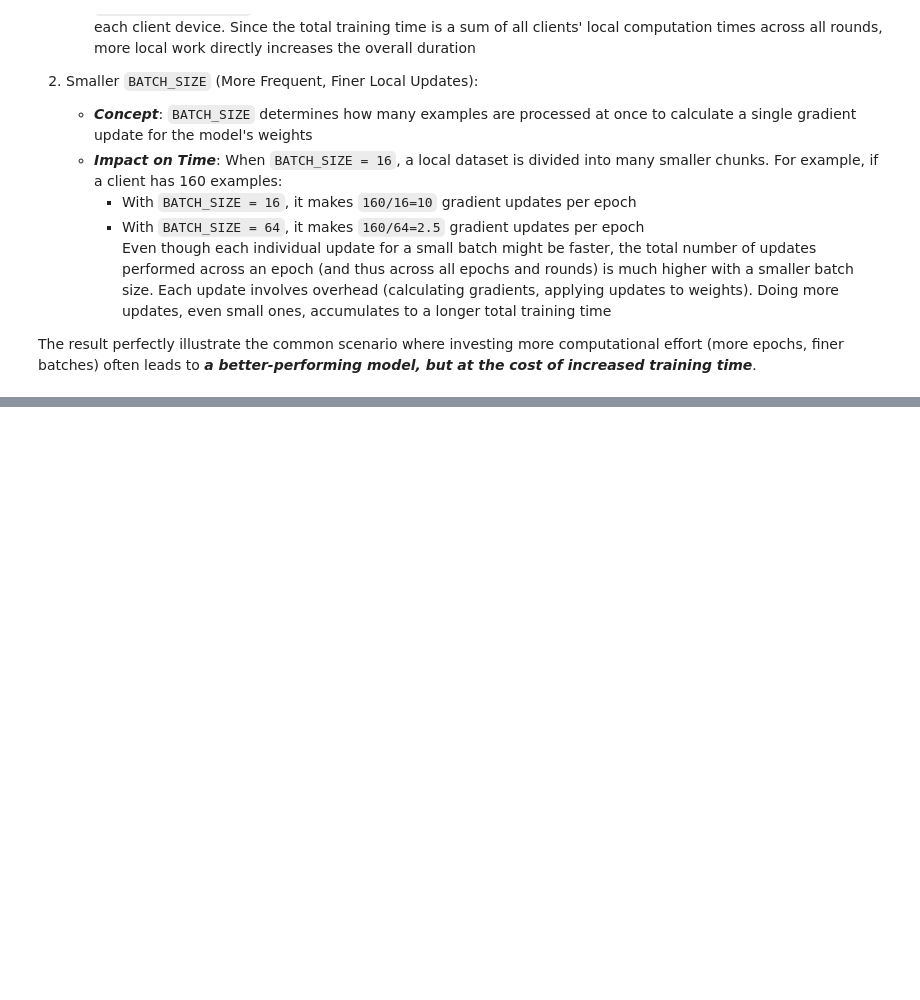
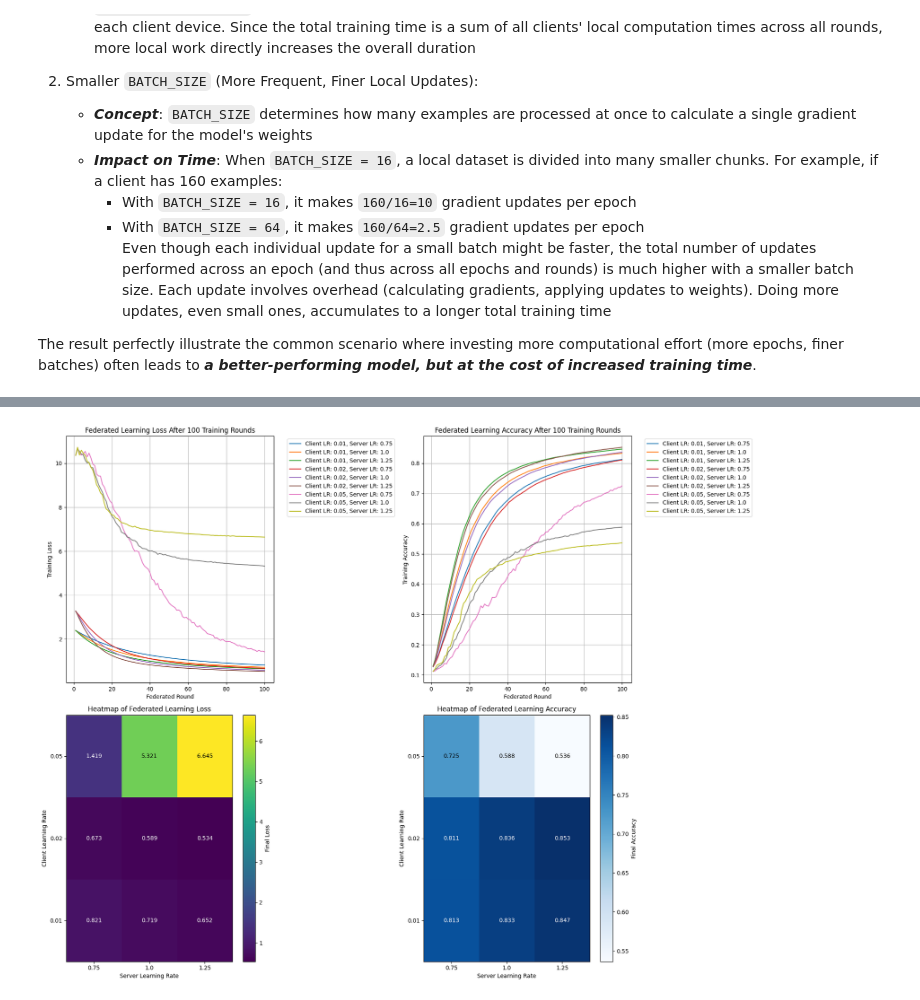
Before and after one commit to DungNguyenCoding/FederatedLearning, a Jupyter notebook: Projects/hyperparameter_tuning_for_federated_learning.ipynb, the cells around one changed output, grey strips where cells are left out. Cells and saved outputs as stored; diff of their text form; code cells hidden in the pictures; blank space fills up the shorter version.

```diff
--- a/Projects/hyperparameter_tuning_for_federated_learning.ipynb
+++ b/Projects/hyperparameter_tuning_for_federated_learning.ipynb
@@ -798,0 +979,85 @@ The result perfectly illustrate the common scenario where investing more computa
+# %%
+# --- Create a 2x2 grid of subplots for Loss, Accuracy, and Heatmaps ---
+fig, axes = plt.subplots(2, 2, figsize=(18, 14)) # Create a 2x2 grid of subplots
+axes = axes.flatten() # Flatten the 2x2 array of axes for easier iteration
+
+# --- Federated Learning Loss After 100 Training Rounds ---
+ax1 = axes[0]
+for result_entry in tuning_lr_results_list:
+    # Create a label for each line based on its client_lr and server_lr
+    label = f"Client LR: {result_entry['client_lr']}, Server LR: {result_entry['server_lr']}"
+    # Plot the losses against the rounds for the current combination
+    ax1.plot(result_entry['rounds'], result_entry['losses'], label=label)
+
+ax1.set_xlabel('Federated Round') # Label for the x-axis
+ax1.set_ylabel('Training Loss') # Label for the y-axis
+ax1.set_title('Federated Learning Loss After 100 Training Rounds') # Plot title
+ax1.legend(bbox_to_anchor=(1.05, 1), loc='upper left') # Place legend outside the plot to avoid overlap
+ax1.grid(True) # Add a grid for easier reading of values
+
+# --- Federated Learning Accuracy After 100 Training Rounds ---
+ax2 = axes[1]
+for result_entry in tuning_lr_results_list:
+    # Create a label for each line
+    label = f"Client LR: {result_entry['client_lr']}, Server LR: {result_entry['server_lr']}"
+    # Plot the accuracies against the rounds for the current combination
+    ax2.plot(result_entry['rounds'], result_entry['accuracies'], label=label)
+
+ax2.set_xlabel('Federated Round')
+ax2.set_ylabel('Training Accuracy')
+ax2.set_title('Federated Learning Accuracy After 100 Training Rounds')
+ax2.legend(bbox_to_anchor=(1.05, 1), loc='upper left')
+ax2.grid(True)
+
+# --- Prepare data for Heatmaps ---
+# Extract unique client and server LR values and sort them
+client_lr_values = sorted(list(set([r['client_lr'] for r in tuning_lr_results_list])))
+server_lr_values = sorted(list(set([r['server_lr'] for r in tuning_lr_results_list])))
+
+# Initialize matrices to store final loss and accuracy values
+final_losses_matrix = np.zeros((len(client_lr_values), len(server_lr_values)))
+final_accuracies_matrix = np.zeros((len(client_lr_values), len(server_lr_values)))
+
+# Populate the matrices with the final loss and accuracy for each combination
+for result_entry in tuning_lr_results_list:
+    client_lr_idx = client_lr_values.index(result_entry['client_lr'])
+    server_lr_idx = server_lr_values.index(result_entry['server_lr'])
+    final_losses_matrix[client_lr_idx, server_lr_idx] = result_entry['losses'][-1]
+    final_accuracies_matrix[client_lr_idx, server_lr_idx] = result_entry['accuracies'][-1]
+
+# --- Heatmap of Federated Learning Loss ---
+ax3 = axes[2]
+# Removed 'extent' here to use default integer coordinates for imshow
+im3 = ax3.imshow(final_losses_matrix, cmap='viridis', origin='lower', aspect='auto')
+fig.colorbar(im3, ax=ax3, label='Final Loss')
+# Set ticks at integer positions (0, 1, 2...) and label them with actual LR values
+ax3.set_xticks(np.arange(len(server_lr_values)), labels=[str(lr) for lr in server_lr_values])
+ax3.set_yticks(np.arange(len(client_lr_values)), labels=[str(lr) for lr in client_lr_values])
+ax3.set_xlabel('Server Learning Rate')
+ax3.set_ylabel('Client Learning Rate')
+ax3.set_title('Heatmap of Federated Learning Loss')
+# Add text annotations to each cell for exact values, using integer indices for position
+for (j, i), val in np.ndenumerate(final_losses_matrix):
+    ax3.text(i, j, f'{val:.3f}', ha='center', va='center',
+             color='white' if val < np.mean(final_losses_matrix) else 'black') # Choose text color for contrast
+
+# --- Heatmap of Federated Learning Accuracy ---
+ax4 = axes[3]
+# Removed 'extent' here
+im4 = ax4.imshow(final_accuracies_matrix, cmap='Blues', origin='lower', aspect='auto')
+fig.colorbar(im4, ax=ax4, label='Final Accuracy')
+# Set ticks at integer positions (0, 1, 2...) and label them with actual LR values
+ax4.set_xticks(np.arange(len(server_lr_values)), labels=[str(lr) for lr in server_lr_values])
+ax4.set_yticks(np.arange(len(client_lr_values)), labels=[str(lr) for lr in client_lr_values])
+ax4.set_xlabel('Server Learning Rate')
+ax4.set_ylabel('Client Learning Rate')
+ax4.set_title('Heatmap of Federated Learning Accuracy')
+# Add text annotations to each cell for exact values, using integer indices for position
+for (j, i), val in np.ndenumerate(final_accuracies_matrix):
+    ax4.text(i, j, f'{val:.3f}', ha='center', va='center',
+             color='black' if val < np.mean(final_accuracies_matrix) else 'white')
+
+plt.tight_layout() # Adjust layout to prevent overlapping titles/labels
+plt.show() # Display the combined plot
+# %% [output]
+[figure, added]
```
Also changed, not shown: parts of 14 cells of this notebook.
